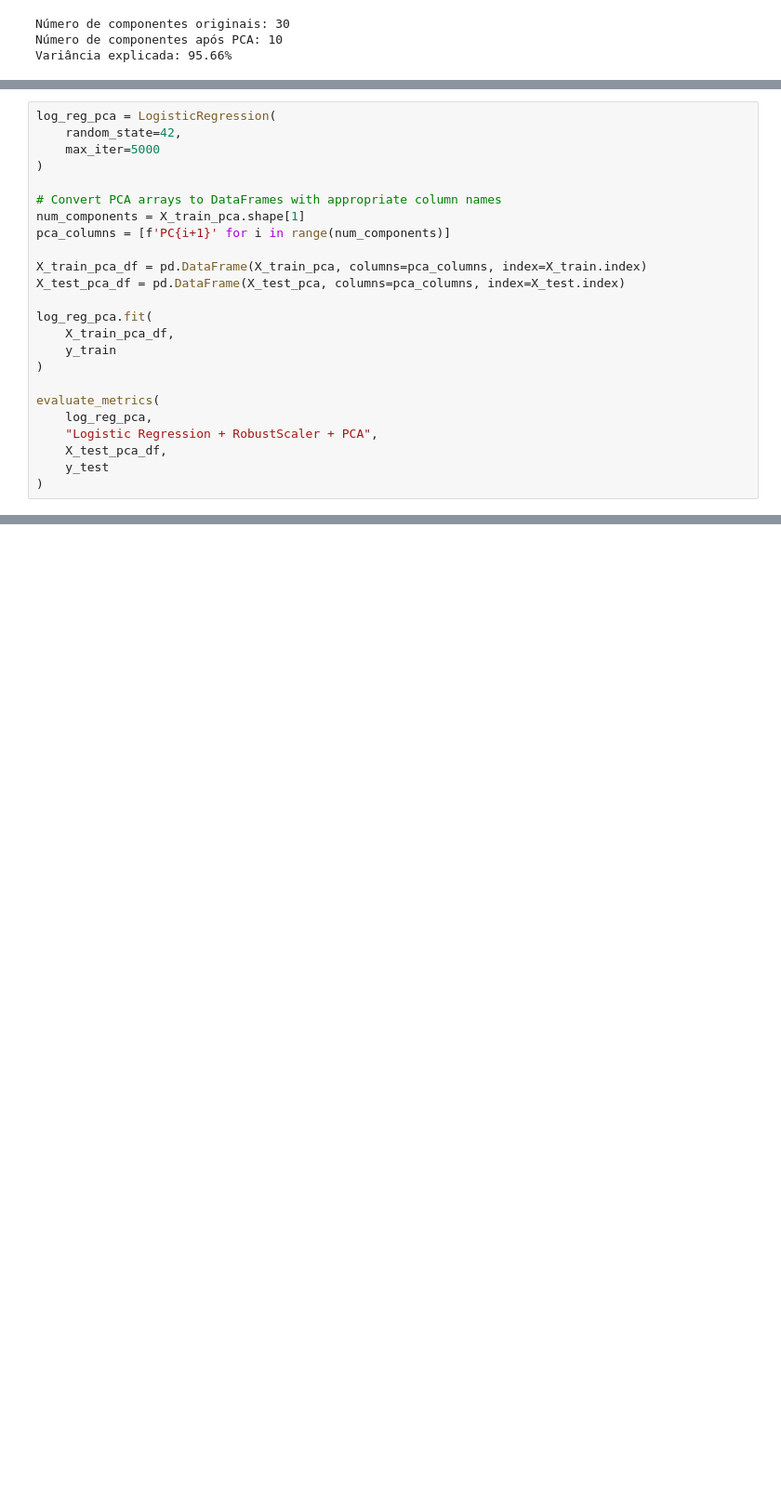
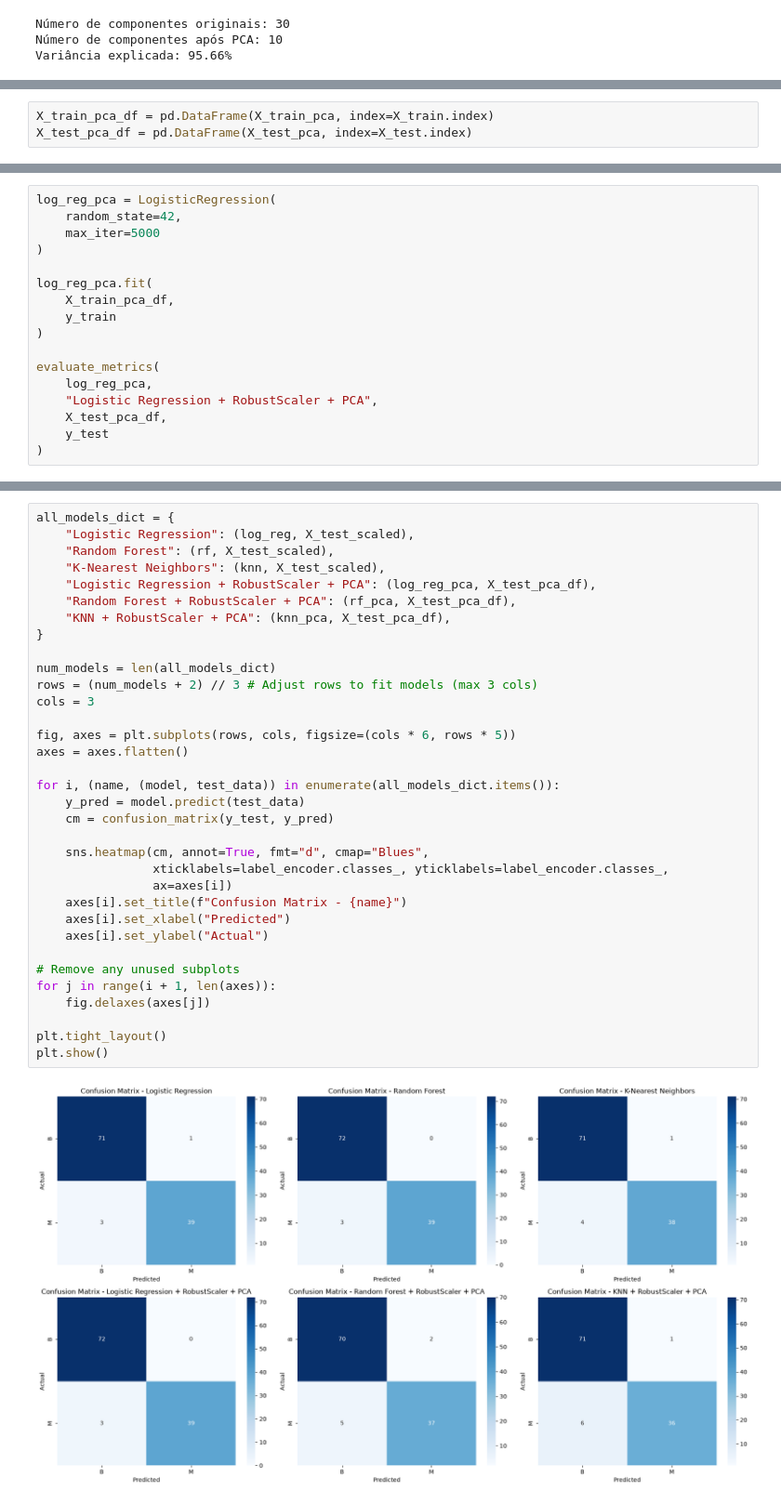
Before and after one commit to NicoBondarenco/tech-challenge-11iadt-fase-01, a Jupyter notebook: notebooks/tech_challenge_fase1.ipynb, the cells around one changed output, grey strips where cells are left out. Shown at 93% size. Saved outputs shown, nothing was run; the diff lists cells and outputs as text; blank space fills up the shorter version.

```diff
--- a/notebooks/tech_challenge_fase1.ipynb
+++ b/notebooks/tech_challenge_fase1.ipynb
@@ -545,0 +567,3 @@ Os componentes `PC1` a `PC10` substituem as variáveis originais. A Regressão L
+# %%
+X_train_pca_df = pd.DataFrame(X_train_pca, index=X_train.index)
+X_test_pca_df = pd.DataFrame(X_test_pca, index=X_test.index)
@@ -548,13 +576,6 @@ log_reg_pca = LogisticRegression(
     random_state=42,
     max_iter=5000
 )
-
-# Convert PCA arrays to DataFrames with appropriate column names
-num_components = X_train_pca.shape[1]
-pca_columns = [f'PC{i+1}' for i in range(num_components)]
-
-X_train_pca_df = pd.DataFrame(X_train_pca, columns=pca_columns, index=X_train.index)
-X_test_pca_df = pd.DataFrame(X_test_pca, columns=pca_columns, index=X_test.index)
 
 log_reg_pca.fit(
     X_train_pca_df,
@@ -773,0 +742,36 @@ Exportando modelos para arquivos .pkl
+# %%
+all_models_dict = {
+    "Logistic Regression": (log_reg, X_test_scaled),
+    "Random Forest": (rf, X_test_scaled),
+    "K-Nearest Neighbors": (knn, X_test_scaled),
+    "Logistic Regression + RobustScaler + PCA": (log_reg_pca, X_test_pca_df),
+    "Random Forest + RobustScaler + PCA": (rf_pca, X_test_pca_df),
+    "KNN + RobustScaler + PCA": (knn_pca, X_test_pca_df),
+}
+
+num_models = len(all_models_dict)
+rows = (num_models + 2) // 3 # Adjust rows to fit models (max 3 cols)
+cols = 3
+
+fig, axes = plt.subplots(rows, cols, figsize=(cols * 6, rows * 5))
+axes = axes.flatten()
+
+for i, (name, (model, test_data)) in enumerate(all_models_dict.items()):
+    y_pred = model.predict(test_data)
+    cm = confusion_matrix(y_test, y_pred)
+
+    sns.heatmap(cm, annot=True, fmt="d", cmap="Blues",
+                xticklabels=label_encoder.classes_, yticklabels=label_encoder.classes_,
+                ax=axes[i])
+    axes[i].set_title(f"Confusion Matrix - {name}")
+    axes[i].set_xlabel("Predicted")
+    axes[i].set_ylabel("Actual")
+
+# Remove any unused subplots
+for j in range(i + 1, len(axes)):
+    fig.delaxes(axes[j])
+
+plt.tight_layout()
+plt.show()
+# %% [output]
+[figure, added]
```
Also changed, not shown: parts of 69 cells of this notebook, 4 other files.
